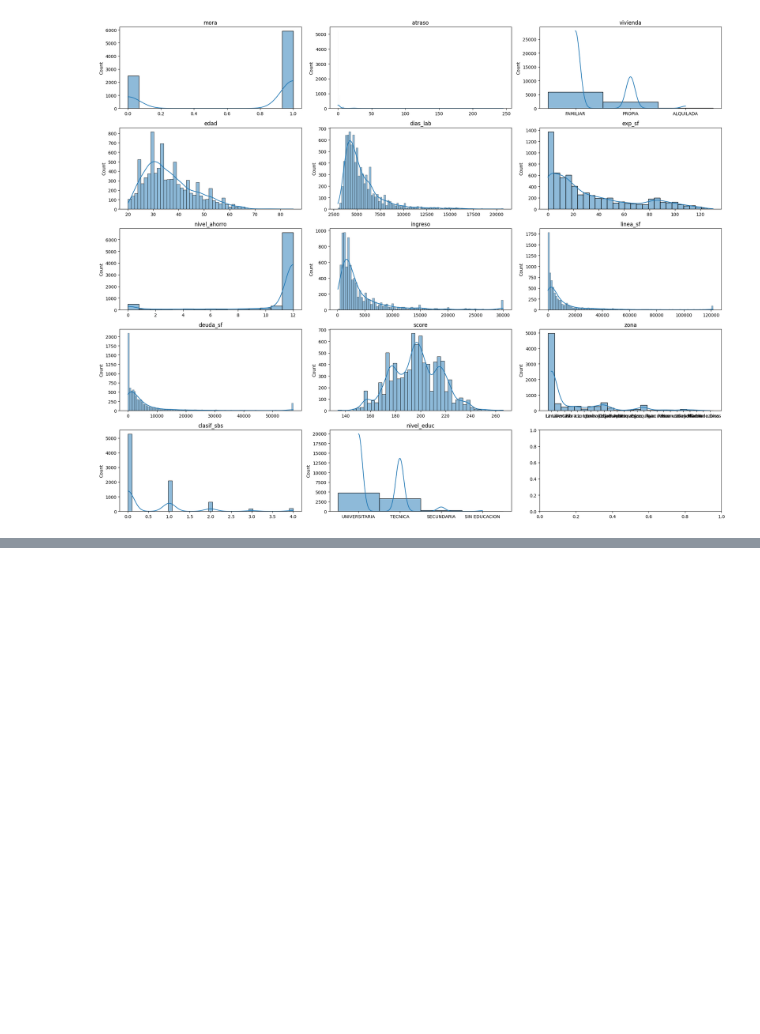
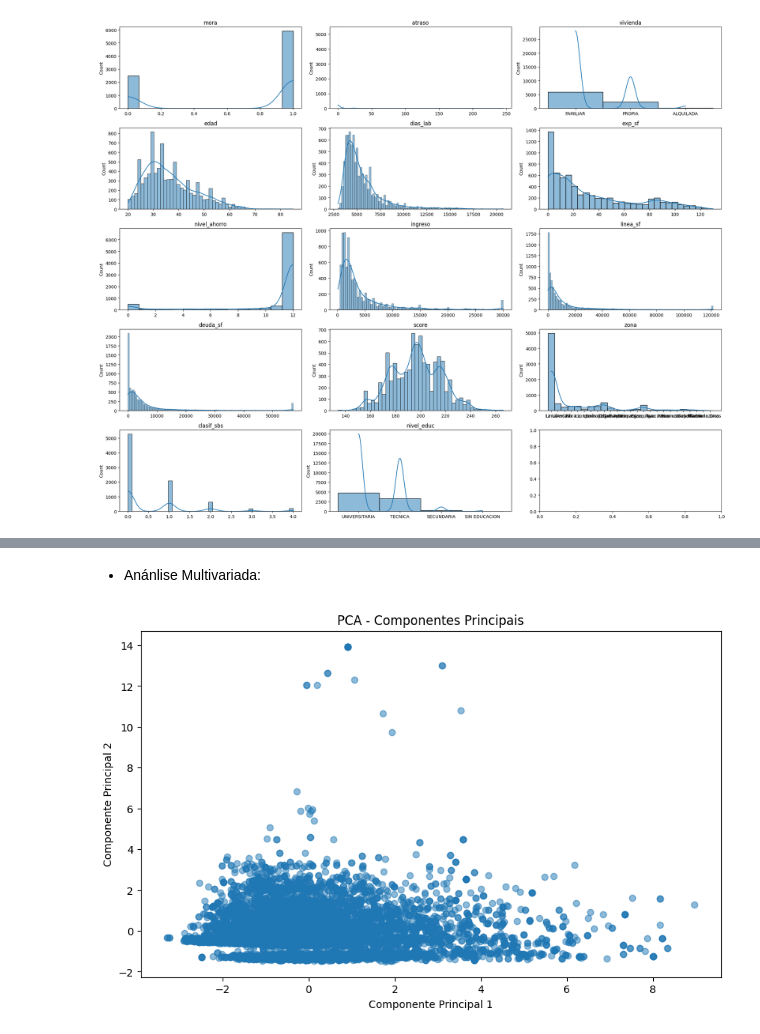
Before and after one commit to ncynira/Analise_inadimpl-ncia, a Jupyter notebook: manipulacao.ipynb, the cells around one changed output, grey strips where cells are left out. Drawn from its saved outputs; the diff is of its cells as text; code cells hidden in the pictures; blank space fills up the shorter version.

```diff
--- a/manipulacao.ipynb
+++ b/manipulacao.ipynb
@@ -237,0 +286,2 @@ plt.tight_layout()
+# %% [markdown]
+- Anánlise Multivariada:
@@ -237,0 +292,22 @@ plt.tight_layout()
+# %%
+# Imputação dos valores NaN
+imputer = SimpleImputer(strategy='mean')
+banco_imputed = imputer.fit_transform(banco.select_dtypes(include=['number']))
+
+# Normalização dos dados
+scaler = StandardScaler()
+banco_scaled = scaler.fit_transform(banco_imputed)
+
+# Aplicação do PCA
+pca = PCA(n_components=2)
+pca_components = pca.fit_transform(banco_scaled)
+
+# Visualização dos componentes principais
+plt.figure(figsize=(10, 6))
+plt.scatter(pca_components[:, 0], pca_components[:, 1], alpha=0.5)
+plt.xlabel('Componente Principal 1')
+plt.ylabel('Componente Principal 2')
+plt.title('PCA - Componentes Principais')
+plt.show()
+# %% [output]
+[figure, added]
```
Also changed, not shown: parts of 21 cells of this notebook, 3 other files.
